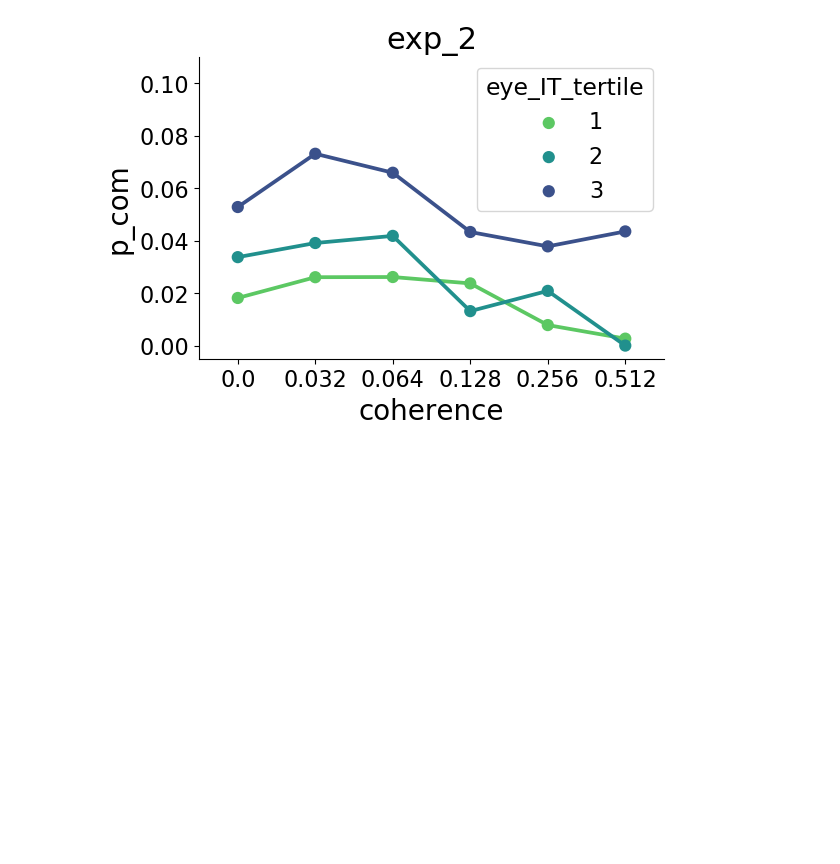
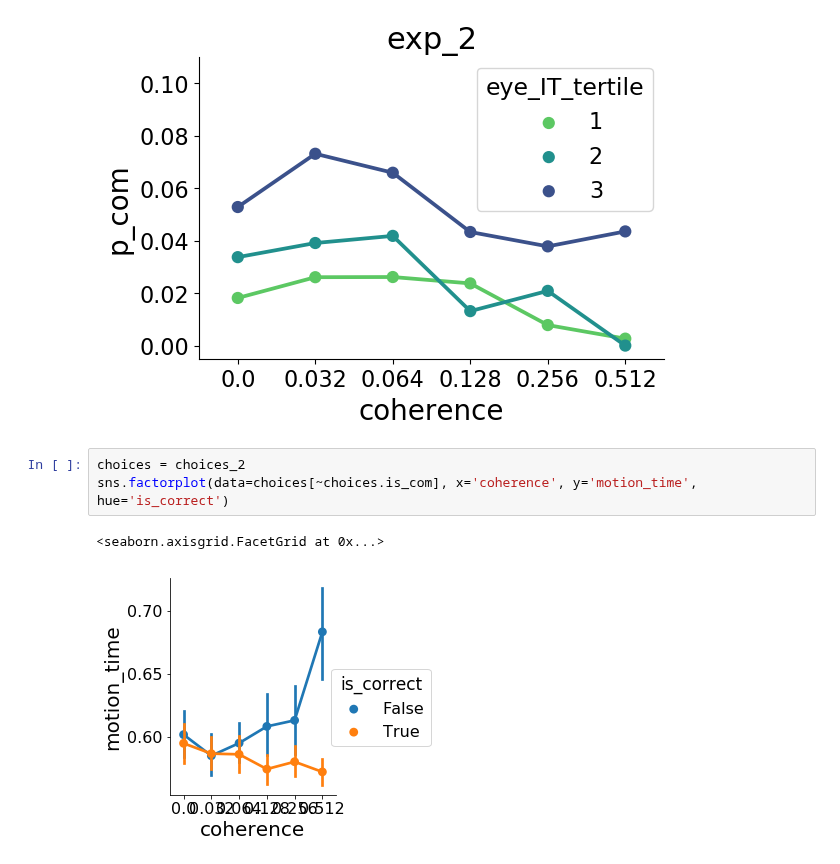
Before and after one commit to cherepaha/eyehandrdk, a Jupyter notebook: psychometrics.ipynb, the cells around one changed output. Saved outputs shown, nothing was run; the diff lists cells and outputs as text; blank space fills up the shorter version.

```diff
--- a/psychometrics.ipynb
+++ b/psychometrics.ipynb
@@ -263,3 +268,9 @@ plot_p_com_vs_var(choices_2, 'eye_IT', exp_2)
 # %% [output]
 [figure]
 [figure]
+# %%
+choices = choices_2
+sns.factorplot(data=choices[~choices.is_com], x='coherence', y='motion_time', hue='is_correct')
+# %% [output]
+<seaborn.axisgrid.FacetGrid at 0x...>
+[figure, added]
```
Also changed, not shown: parts of 5 cells of this notebook, 1 other file.
